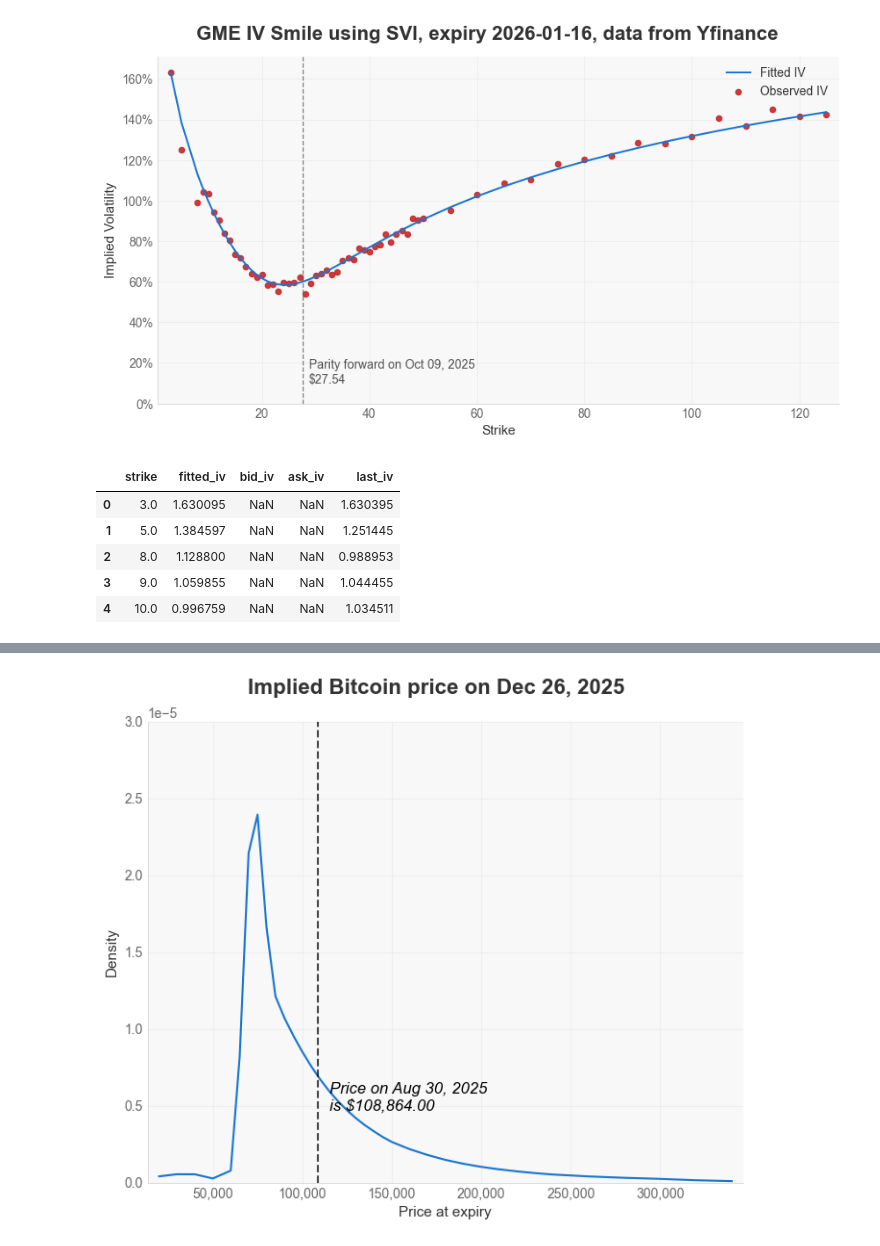
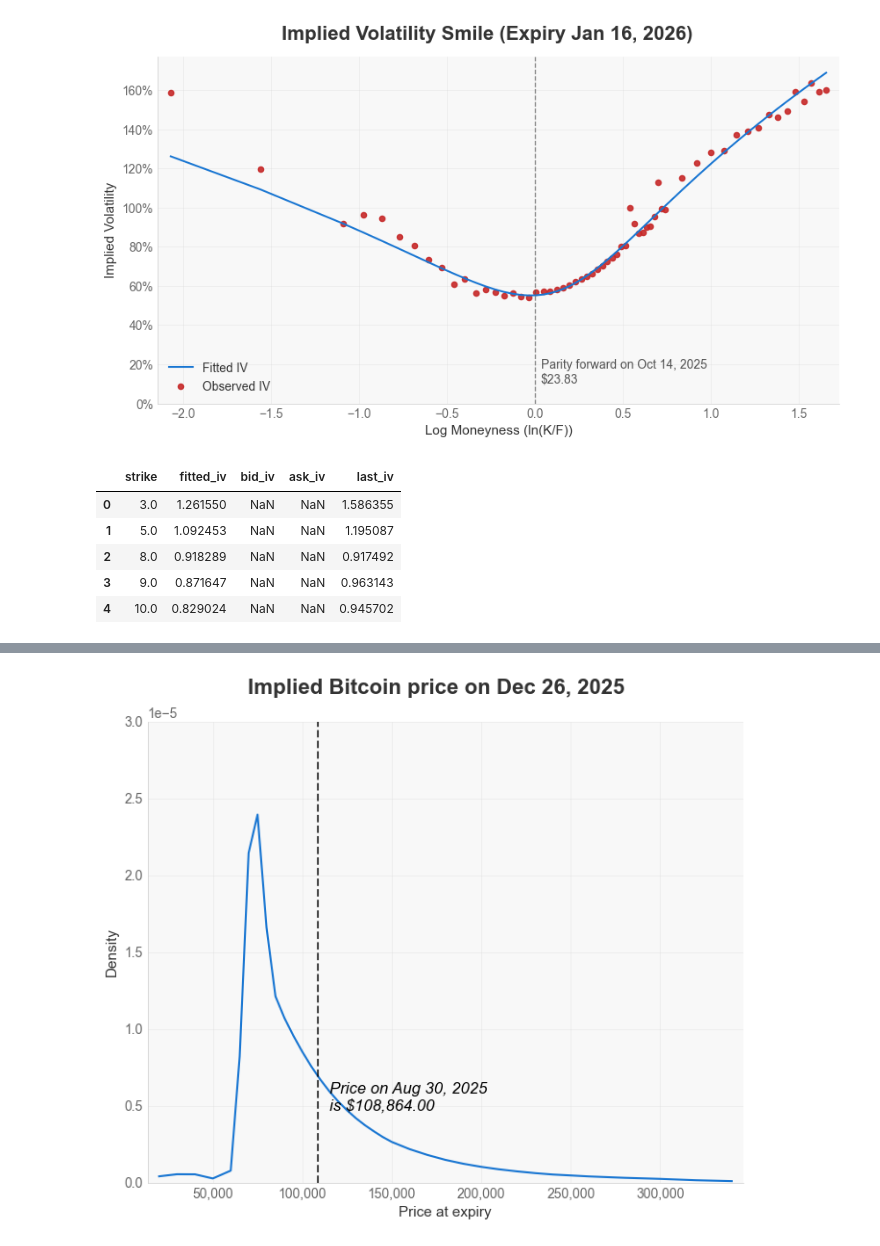
Before and after one commit to tyrneh/options-implied-probability, a Jupyter notebook: examples/example.ipynb, the cells around one changed output, grey strips where cells are left out. Drawn from its saved outputs; the diff is of its cells as text; code cells hidden in the pictures.

```diff
--- a/examples/example.ipynb
+++ b/examples/example.ipynb
@@ -51,17 +51,17 @@ Underlying price 24.4100 (source: vendor), implied forward price 27.5399; divide
 # %%
 # plot fitted IV smile
-est_gamestop.plot('iv_smile', title="GME IV Smile using SVI, expiry 2026-01-16, data from Yfinance")
+est_gamestop.plot_iv()
 plt.show()
 
 est_gamestop.iv_smile().head()
 # %% [output]
-[figure, old version]
+[figure, new version]
 |  | strike | fitted_iv | bid_iv | ask_iv | last_iv |
-| 0 | 3.0 | 1.630095 | NaN | NaN | 1.630395 |
-| 1 | 5.0 | 1.384597 | NaN | NaN | 1.251445 |
-| 2 | 8.0 | 1.128800 | NaN | NaN | 0.988953 |
-| 3 | 9.0 | 1.059855 | NaN | NaN | 1.044455 |
-| 4 | 10.0 | 0.996759 | NaN | NaN | 1.034511 |
+| 0 | 3.0 | 1.261550 | NaN | NaN | 1.586355 |
+| 1 | 5.0 | 1.092453 | NaN | NaN | 1.195087 |
+| 2 | 8.0 | 0.918289 | NaN | NaN | 0.917492 |
+| 3 | 9.0 | 0.871647 | NaN | NaN | 0.963143 |
+| 4 | 10.0 | 0.829024 | NaN | NaN | 0.945702 |
 # %%
 # --- Example 2 - Crude Oil WTI --- #
 # --- using csv file --- #
```
Also changed, not shown: parts of 3 cells of this notebook, 3 other files.
